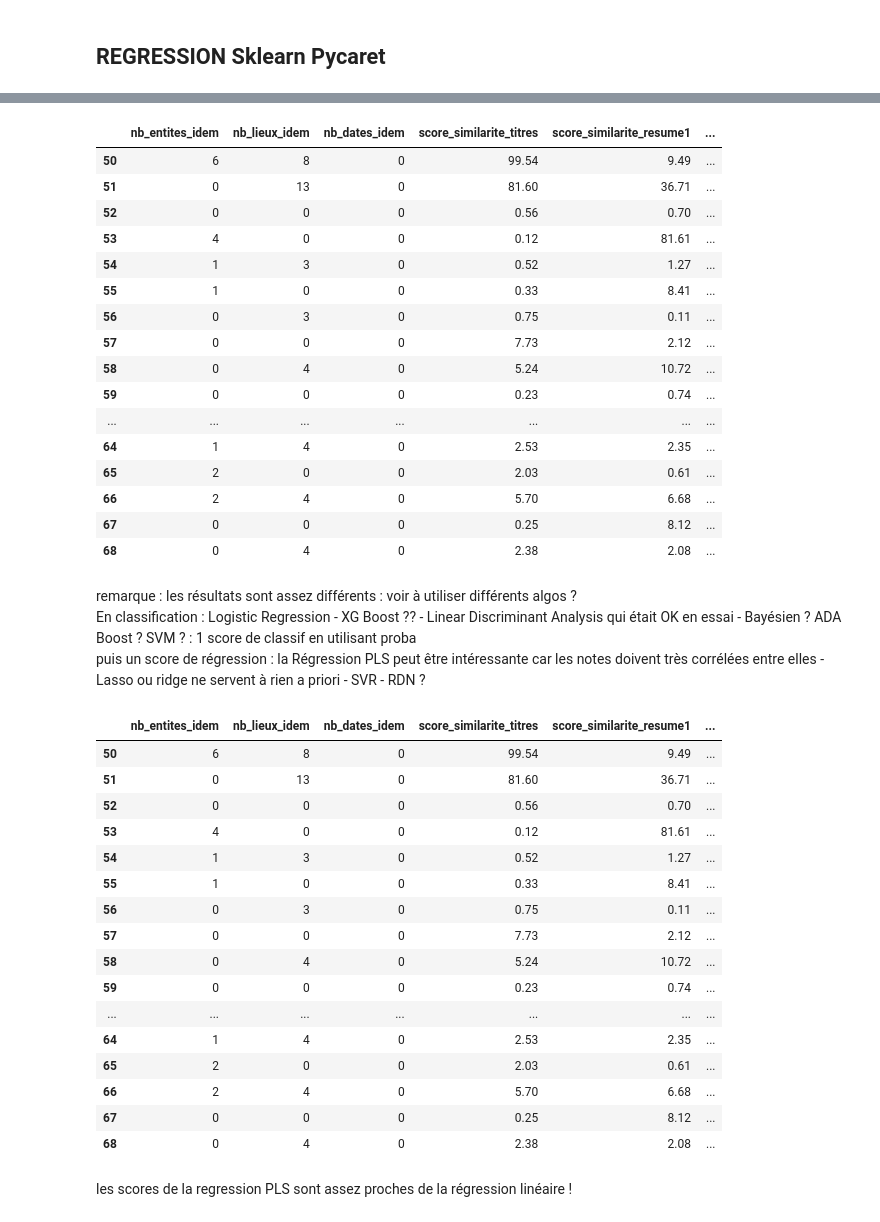
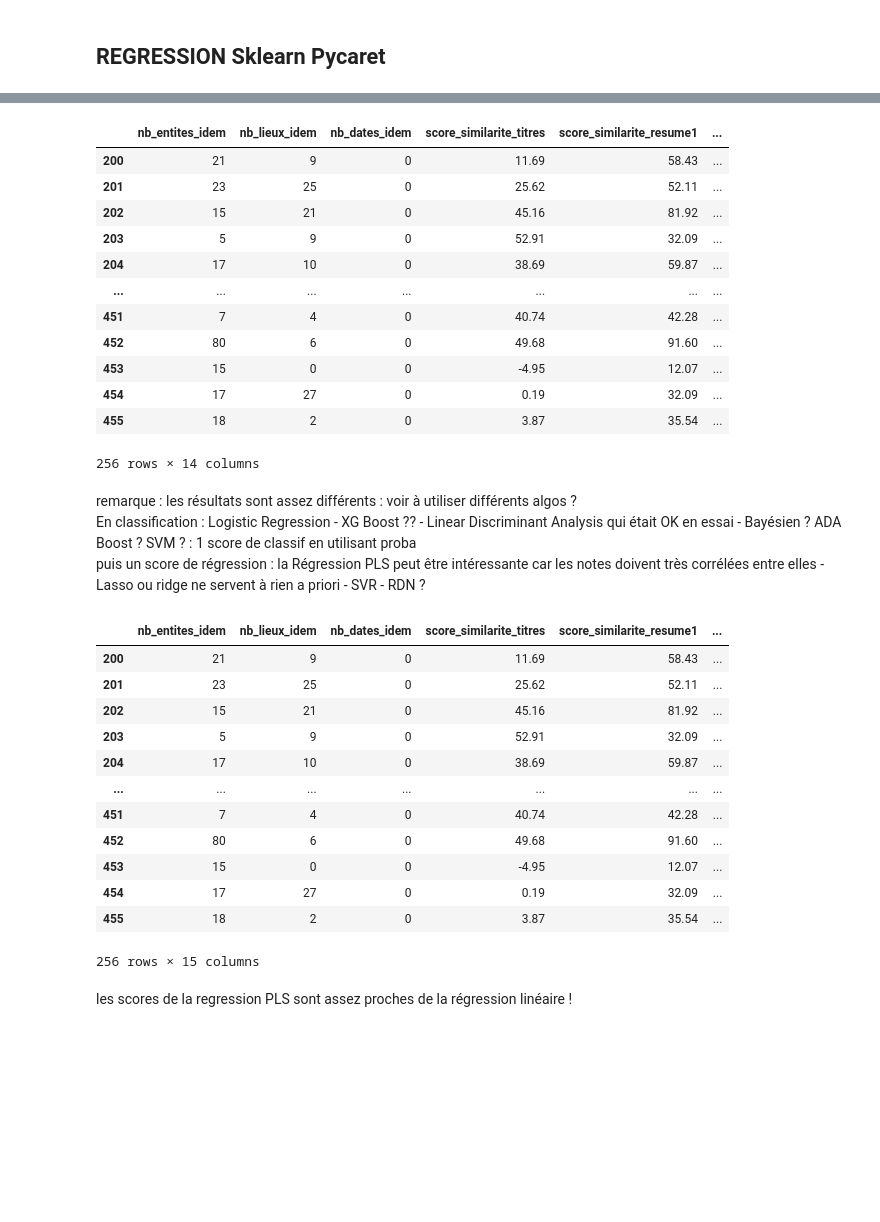
Before and after one commit to sebastiendufour1972/BL.Research-at-SemEval-2022-Task-8, a Jupyter notebook: turkish/Finalisation_programme_turc.ipynb, the cells around one changed output, grey strips where cells are left out. Cells and saved outputs as stored; diff of their text form; code cells hidden in the pictures; blank space fills up the shorter version.

```diff
--- a/turkish/Finalisation_programme_turc.ipynb
+++ b/turkish/Finalisation_programme_turc.ipynb
@@ -1041,6 +1166,6 @@ Voir ensuite à utiliser les resultats reçus pour obtenir un resultat final : m
 # %%
 from pycaret.regression import *
 from sklearn.linear_model import LinearRegression
-turc = pd.read_csv('corpus_fr_notes.csv',index_col=0)
+turc = pd.read_csv('corpus_tr_notes.csv',index_col=0)
 turc = turc[turc.meth1_similarites!='Error']
 turc_classif = setup(data = turc[predicteurs + ['Overall']],  target = 'Overall', html=False, silent=True, verbose=False)
@@ -1133,6 +1391,6 @@ mlpr = create_model('mlp')
 # %%
 # Linear Regression simple sur scikit learn
-essai_classif = francais[['Geography','Entities', 'Time', 'Narrative', 'Overall', 'Style', 'Tone','nb_entites_idem',
+essai_classif = turc[['Geography','Entities', 'Time', 'Narrative', 'Overall', 'Style', 'Tone','nb_entites_idem',
     'nb_lieux_idem', 'nb_dates_idem', 'score_similarite_titres', 'score_similarite_resume1','score_similarite_resume2',
     'score_classif1', 'score_classif2','score_sentiment1', 'score_sentiment2', 'meth1_similarites','meth2_similarites']]
 lr = LinearRegression()
@@ -1141,26 +1415,22 @@ ytrain = essai_classif['Overall'].reset_index(drop=True)
 # %%
-lr.fit(Xtrain[:50],ytrain[:50])
-res_lr = lr.predict(Xtrain[50:])
-res_lr = pd.concat([Xtrain[50:],ytrain[50:],pd.DataFrame(res_lr,columns = ['LR'],index = range(50,69))],axis=1)
+lr.fit(Xtrain[:200],ytrain[:200])
+res_lr = lr.predict(Xtrain[200:])
+res_lr = pd.concat([Xtrain[200:],ytrain[200:],pd.DataFrame(res_lr,columns = ['LR'],index = range(200,456))],axis=1)
 res_lr
 # %% [output]
 |  | nb_entites_idem | nb_lieux_idem | nb_dates_idem | score_similarite_titres | score_similarite_resume1 | ... |
-| 50 | 6 | 8 | 0 | 99.54 | 9.49 | ... |
-| 51 | 0 | 13 | 0 | 81.60 | 36.71 | ... |
-| 52 | 0 | 0 | 0 | 0.56 | 0.70 | ... |
-| 53 | 4 | 0 | 0 | 0.12 | 81.61 | ... |
-| 54 | 1 | 3 | 0 | 0.52 | 1.27 | ... |
-| 55 | 1 | 0 | 0 | 0.33 | 8.41 | ... |
-| 56 | 0 | 3 | 0 | 0.75 | 0.11 | ... |
-| 57 | 0 | 0 | 0 | 7.73 | 2.12 | ... |
-| 58 | 0 | 4 | 0 | 5.24 | 10.72 | ... |
-| 59 | 0 | 0 | 0 | 0.23 | 0.74 | ... |
+| 200 | 21 | 9 | 0 | 11.69 | 58.43 | ... |
+| 201 | 23 | 25 | 0 | 25.62 | 52.11 | ... |
+| 202 | 15 | 21 | 0 | 45.16 | 81.92 | ... |
+| 203 | 5 | 9 | 0 | 52.91 | 32.09 | ... |
+| 204 | 17 | 10 | 0 | 38.69 | 59.87 | ... |
 | ... | ... | ... | ... | ... | ... | ... |
-| 64 | 1 | 4 | 0 | 2.53 | 2.35 | ... |
-| 65 | 2 | 0 | 0 | 2.03 | 0.61 | ... |
-| 66 | 2 | 4 | 0 | 5.70 | 6.68 | ... |
-| 67 | 0 | 0 | 0 | 0.25 | 8.12 | ... |
-| 68 | 0 | 4 | 0 | 2.38 | 2.08 | ... |
+| 451 | 7 | 4 | 0 | 40.74 | 42.28 | ... |
+| 452 | 80 | 6 | 0 | 49.68 | 91.60 | ... |
+| 453 | 15 | 0 | 0 | -4.95 | 12.07 | ... |
+| 454 | 17 | 27 | 0 | 0.19 | 32.09 | ... |
+| 455 | 18 | 2 | 0 | 3.87 | 35.54 | ... |
+256 rows × 14 columns
 # %%
 res_final = pd.concat([res_final,res_lr['LR']],axis=1)
 # %% [markdown]
@@ -1170,28 +1440,24 @@ puis un score de régression : la Régression PLS peut être intéressante car l
 # %%
 from sklearn.cross_decomposition import PLSRegression
 pls = PLSRegression()
-pls.fit(Xtrain[:50],ytrain[:50])
-res_pls = list(pls.predict(Xtrain[50:]).flatten())
-res_pls = pd.concat([res_lr,pd.DataFrame(res_pls,columns = ['PLS'],index = range(50,69))],axis=1)
+pls.fit(Xtrain[:200],ytrain[:200])
+res_pls = list(pls.predict(Xtrain[200:]).flatten())
+res_pls = pd.concat([res_lr,pd.DataFrame(res_pls,columns = ['PLS'],index = range(200,456))],axis=1)
 res_pls
 # %% [output]
 |  | nb_entites_idem | nb_lieux_idem | nb_dates_idem | score_similarite_titres | score_similarite_resume1 | ... |
-| 50 | 6 | 8 | 0 | 99.54 | 9.49 | ... |
-| 51 | 0 | 13 | 0 | 81.60 | 36.71 | ... |
-| 52 | 0 | 0 | 0 | 0.56 | 0.70 | ... |
-| 53 | 4 | 0 | 0 | 0.12 | 81.61 | ... |
-| 54 | 1 | 3 | 0 | 0.52 | 1.27 | ... |
-| 55 | 1 | 0 | 0 | 0.33 | 8.41 | ... |
-| 56 | 0 | 3 | 0 | 0.75 | 0.11 | ... |
-| 57 | 0 | 0 | 0 | 7.73 | 2.12 | ... |
-| 58 | 0 | 4 | 0 | 5.24 | 10.72 | ... |
-| 59 | 0 | 0 | 0 | 0.23 | 0.74 | ... |
+| 200 | 21 | 9 | 0 | 11.69 | 58.43 | ... |
+| 201 | 23 | 25 | 0 | 25.62 | 52.11 | ... |
+| 202 | 15 | 21 | 0 | 45.16 | 81.92 | ... |
+| 203 | 5 | 9 | 0 | 52.91 | 32.09 | ... |
+| 204 | 17 | 10 | 0 | 38.69 | 59.87 | ... |
 | ... | ... | ... | ... | ... | ... | ... |
-| 64 | 1 | 4 | 0 | 2.53 | 2.35 | ... |
-| 65 | 2 | 0 | 0 | 2.03 | 0.61 | ... |
-| 66 | 2 | 4 | 0 | 5.70 | 6.68 | ... |
-| 67 | 0 | 0 | 0 | 0.25 | 8.12 | ... |
-| 68 | 0 | 4 | 0 | 2.38 | 2.08 | ... |
+| 451 | 7 | 4 | 0 | 40.74 | 42.28 | ... |
+| 452 | 80 | 6 | 0 | 49.68 | 91.60 | ... |
+| 453 | 15 | 0 | 0 | -4.95 | 12.07 | ... |
+| 454 | 17 | 27 | 0 | 0.19 | 32.09 | ... |
+| 455 | 18 | 2 | 0 | 3.87 | 35.54 | ... |
+256 rows × 15 columns
 # %% [markdown]
 les scores de la regression PLS sont assez proches de la régression linéaire !
 # %%
```
Also changed, not shown: parts of 54 cells of this notebook.
